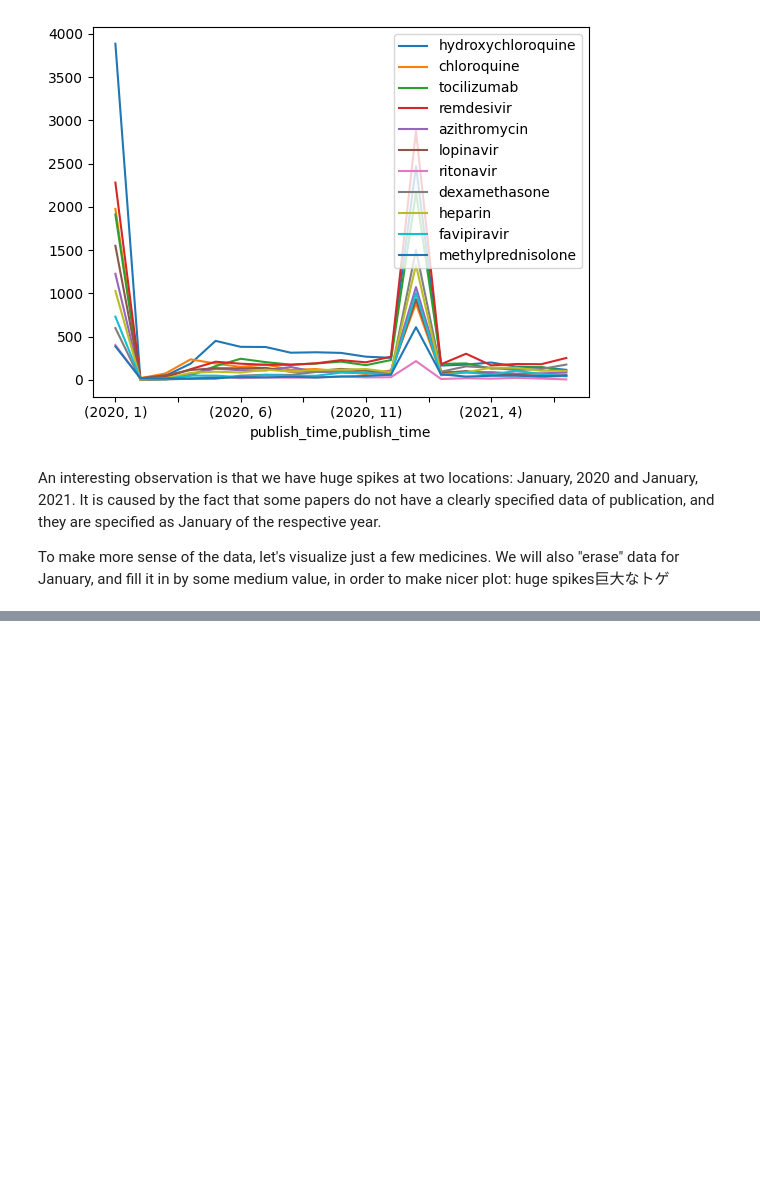
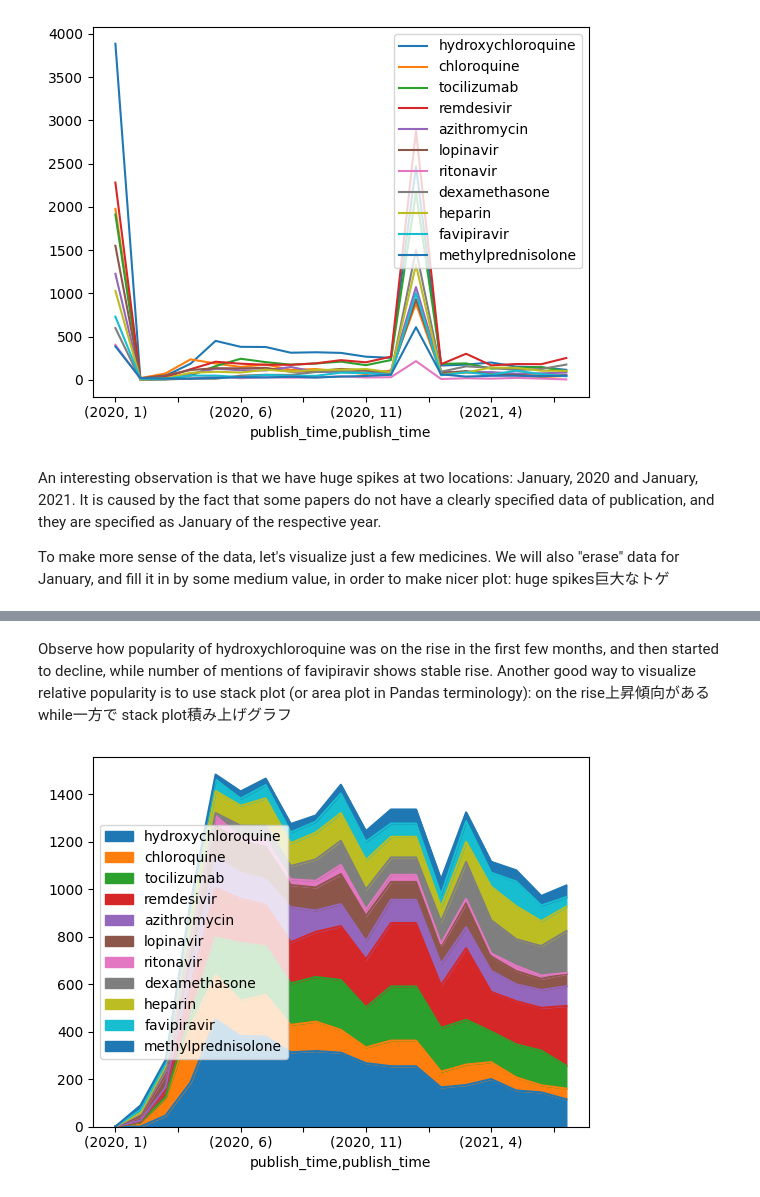
Before and after one commit to YUKIo511/Data_Science, a Jupyter notebook: ds2,7,1.ipynb, the cells around one changed output, grey strips where cells are left out. Cells and saved outputs as stored; diff of their text form; code cells hidden in the pictures; blank space fills up the shorter version.

```diff
--- a/ds2,7,1.ipynb
+++ b/ds2,7,1.ipynb
@@ -200,0 +218,11 @@ huge spikes巨大なトゲ
+# %% [markdown]
+Observe how popularity of hydroxychloroquine was on the rise in the first few months, and then started to decline, while number of mentions of favipiravir shows stable rise. Another good way to visualize relative popularity is to use stack plot (or area plot in Pandas terminology):
+on the rise上昇傾向がある
+while一方で
+stack plot積み上げグラフ
+# %%
+#エリアプロット、積み上げていく、相対的な人気の可視化に優れている
+]dfmt.plot.area()
+plt.show()
+# %% [output]
+[figure, added]
```
Also changed, not shown: parts of 8 cells of this notebook.
